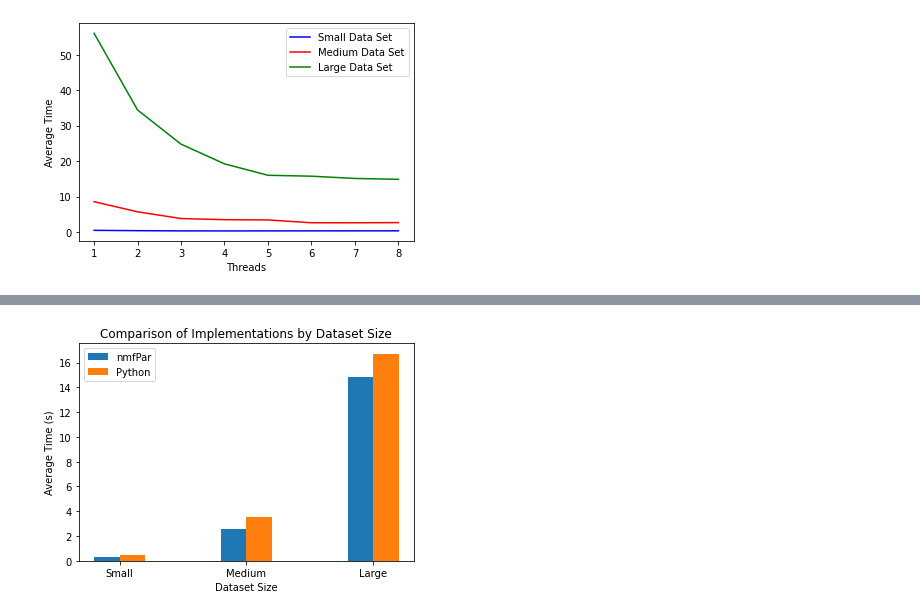
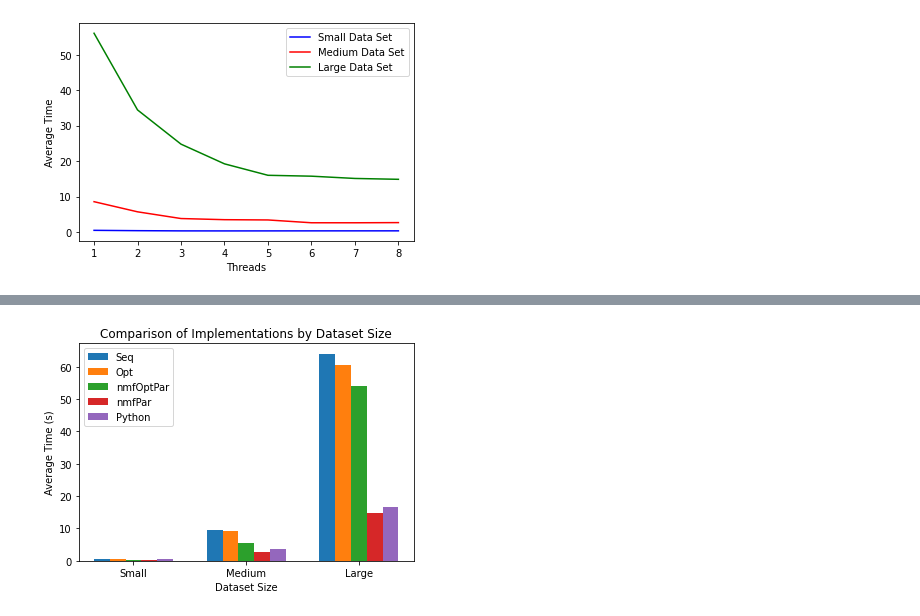
Before and after one commit to NFabrizio/NMF, a Jupyter notebook: results.ipynb, the cells around one changed output, grey strips where cells are left out. Cells and saved outputs as stored; diff of their text form; code cells hidden in the pictures.

```diff
--- a/results.ipynb
+++ b/results.ipynb
@@ -656,22 +955,31 @@ small_par_avg = avg(small_par)
 med_par_avg = avg(med_par)
 large_par_avg = avg(large_par)
 
+small_opt_par = [0.338735, 0.334936, 0.358733, 0.349134, 0.372288, 0.370117, 0.341451]
+med_opt_par = [5.507644, 5.440902, 5.469426, 5.302575, 5.421962, 5.681767, 5.467385]
+large_opt_par = [53.536953, 54.301857, 52.942323, 54.608855, 53.806491, 53.183020, 55.344301]
+
+# find the average of each array using the avg method
+small_opt_par_avg = avg(small_opt_par)
+med_opt_par_avg = avg(med_opt_par)
+large_opt_par_avg = avg(large_opt_par)
+
 # plot a bar chart for the small dataset comparing the sequential, python, and optimized best
-plt.bar([1, 2, 3, 4], [py_small_avg, small_par_avg, small_opt_best_avg, small_seq_avg], tick_label=['Python', 'Parallel', 'Optimized', 'Sequential'])
+plt.bar([1, 2, 3, 4, 5], [py_small_avg, small_par_avg, small_opt_par_avg, small_opt_best_avg, small_seq_avg], tick_label=['Python', 'Parallel', 'Par/Opt', 'Optimized', 'Sequential'])
 plt.title('Small Dataset')
 plt.xlabel('Method')
 plt.ylabel('Time (s)')
 plt.show()
 
 # plot a bar chart for the medium dataset comparing the sequential, python, and optimized best
-plt.bar([1, 2, 3, 4], [py_med_avg, med_par_avg, med_opt_best_avg, med_seq_avg], tick_label=['Python', 'Parallel', 'Optimized', 'Sequential'])
+plt.bar([1, 2, 3, 4, 5], [py_med_avg, med_par_avg, med_opt_par_avg, med_opt_best_avg, med_seq_avg], tick_label=['Python', 'Parallel', 'Par/Opt', 'Optimized', 'Sequential'])
 plt.title('Medium Dataset')
 plt.xlabel('Method')
 plt.ylabel('Time (s)')
 plt.show()
 
 # plot a bar chart for the large dataset comparing the sequential, python, and optimized best
-plt.bar([1, 2, 3, 4], [py_large_avg, large_par_avg, large_opt_best_avg, large_seq_avg], tick_label=['Python', 'Parallel', 'Optimized', 'Sequential'])
+plt.bar([1, 2, 3, 4, 5], [py_large_avg, large_par_avg, large_opt_par_avg, large_opt_best_avg, large_seq_avg], tick_label=['Python', 'Parallel', 'Par/Opt', 'Optimized', 'Sequential'])
 plt.title('Large Dataset')
 plt.xlabel('Method')
 plt.ylabel('Time (s)')
@@ -686,8 +994,9 @@ Python large average:  16.716882371902464
 # %%
 # Averages for each method and dataset size
 data = {
-    # 'Seq': [small_seq_avg, med_seq_avg, large_seq_avg],
-    # 'Opt': [small_opt_best_avg, med_opt_best_avg, large_opt_best_avg],
+    'Seq': [small_seq_avg, med_seq_avg, large_seq_avg],
+    'Opt': [small_opt_best_avg, med_opt_best_avg, large_opt_best_avg],
+    'nmfOptPar' : [small_opt_par_avg, med_opt_par_avg, large_opt_par_avg],
     'nmfPar': [small_par_avg, med_par_avg, large_par_avg],
     'Python': [py_small_avg, py_med_avg, py_large_avg]
 }
@@ -695,32 +1004,32 @@ data = {
 # X-axis labels
 dataset_sizes = ['Small', 'Medium', 'Large']
 
 # Number of methods and dataset sizes
 num_methods = len(data)
 num_dataset_sizes = len(dataset_sizes)
 
 # Bar width and positions
-bar_width = 0.2
+bar_width = 0.14
 bar_positions = np.arange(num_dataset_sizes)
 
 # Plot bars for each method
 fig, ax = plt.subplots()
 for idx, (method, averages) in enumerate(data.items()):
     ax.bar(bar_positions + idx * bar_width, averages, bar_width, label=method)
 
 # Set X-axis ticks and labels
 ax.set_xticks(bar_positions + (num_methods - 1) * bar_width / 2)
 ax.set_xticklabels(dataset_sizes)
 
 # Set axis labels and title
 ax.set_xlabel('Dataset Size')
 ax.set_ylabel('Average Time (s)')
 ax.set_title('Comparison of Implementations by Dataset Size')
 
 # Add legend
 ax.legend()
 
 # Show plot
 plt.show()
 # %% [output]
-[figure, old version]
+[figure, new version]
```
Also changed, not shown: parts of 15 cells of this notebook.
